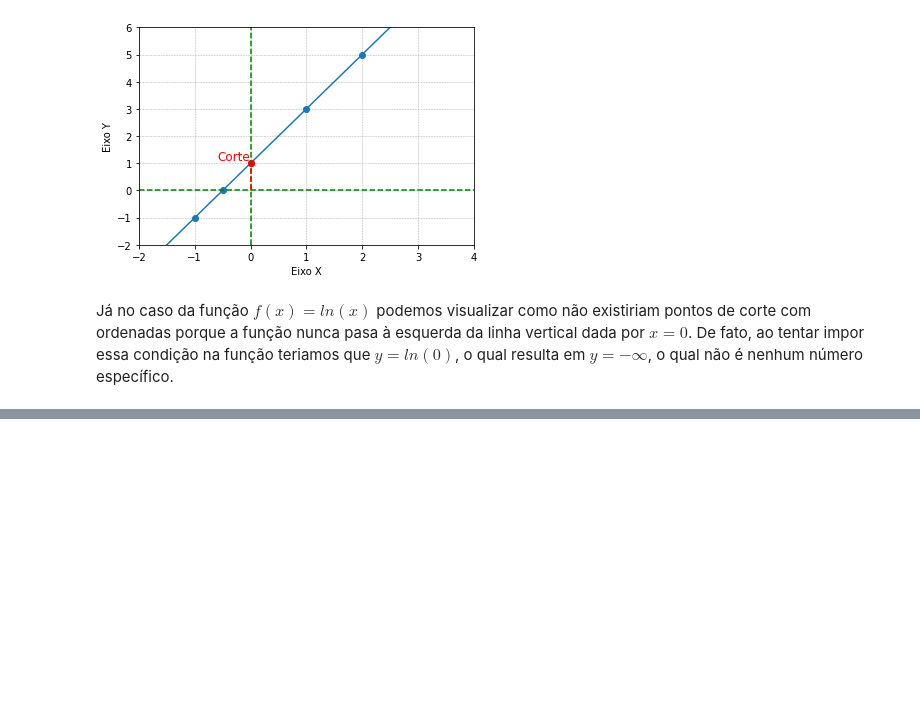
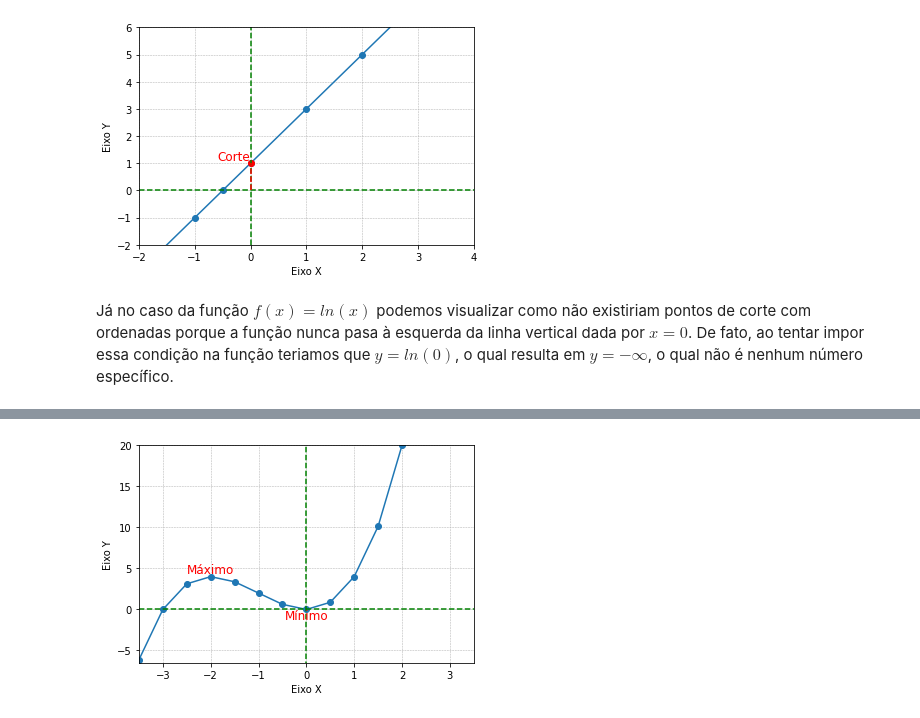
Before and after one commit to BorjaRuizReverter/LivroFisicaGeral, a Jupyter notebook: Tema2.ipynb, the cells around one changed output, grey strips where cells are left out. Cells and saved outputs as stored; diff of their text form; code cells hidden in the pictures; blank space fills up the shorter version.

```diff
--- a/Tema2.ipynb
+++ b/Tema2.ipynb
@@ -449,0 +462,45 @@ Já no caso da função $f(x)= ln(x)$ podemos visualizar como não existiriam po
+# %%
+# importing the required module
+import matplotlib.pyplot as plt
+
+# x axis values
+x = [-3.5, -3, -2.5, -2, -1.5, -1, -0.5, 0, 0.5, 1, 1.5, 2]
+# corresponding y axis values
+y = [ -6.125, 0, 3.125, 4, 3.375, 2, 0.625, 0, 0.875, 4, 10.125, 20]
+
+# plotting the points
+plt.plot(x, y, marker='o')
+
+# naming the x axis
+plt.xlabel('Eixo X')
+# naming the y axis
+plt.ylabel('Eixo Y')
+
+# giving a title to my graph
+plt.title('')
+
+plt.grid(linestyle = '--', linewidth = 0.5)
+
+#axis limits
+plt.xlim(-3.5, 3.5)
+plt.ylim(-6.5, 20)
+
+xorigem_ver = [0, 0]
+yorigem_ver = [-7, 20]
+plt.plot(xorigem_ver, yorigem_ver, marker='', color='green', linestyle="--")
+
+xorigem_hor = [-4, 4]
+yorigem_hor = [0, 0]
+plt.plot(xorigem_hor, yorigem_hor, marker='', color='green', linestyle="--")
+
+
+label_max = 'Máximo'
+plt.text(x[3], y[3], label_max, ha = 'center', va = 'bottom', size = 12, color = 'red')
+
+label_min = 'Mínimo'
+plt.text(x[7], y[7], label_min, ha = 'center', va = 'top', size = 12, color = 'red')
+
+# function to show the plot
+plt.show()
+# %% [output]
+[figure, added]
```
Also changed, not shown: parts of 3 cells of this notebook.
